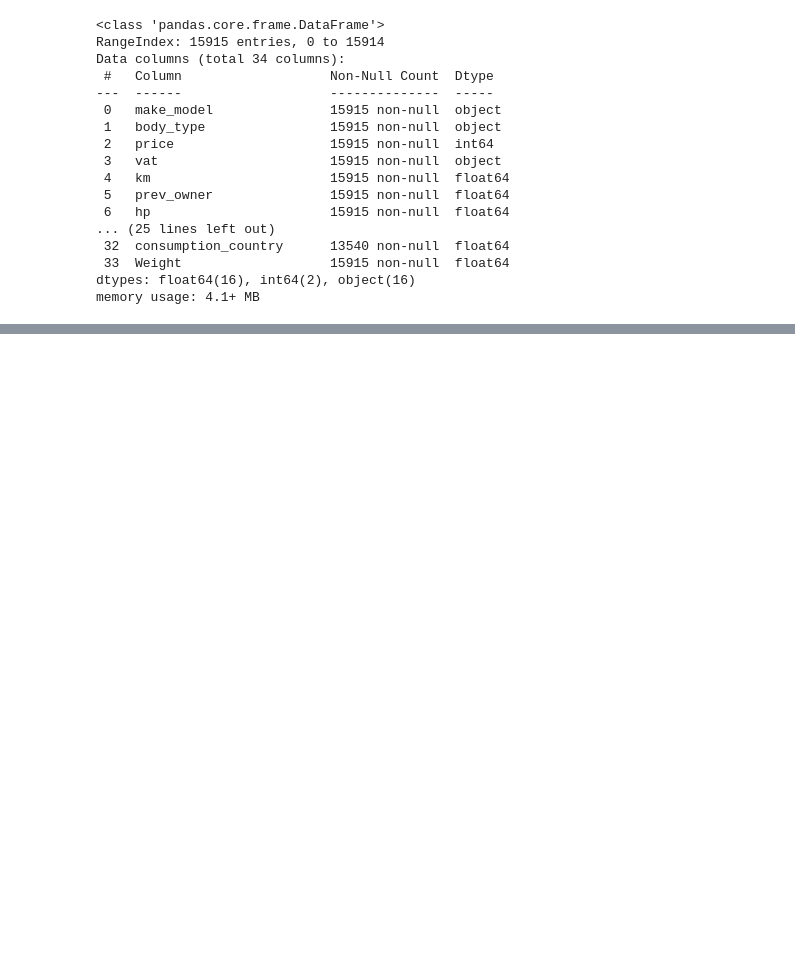
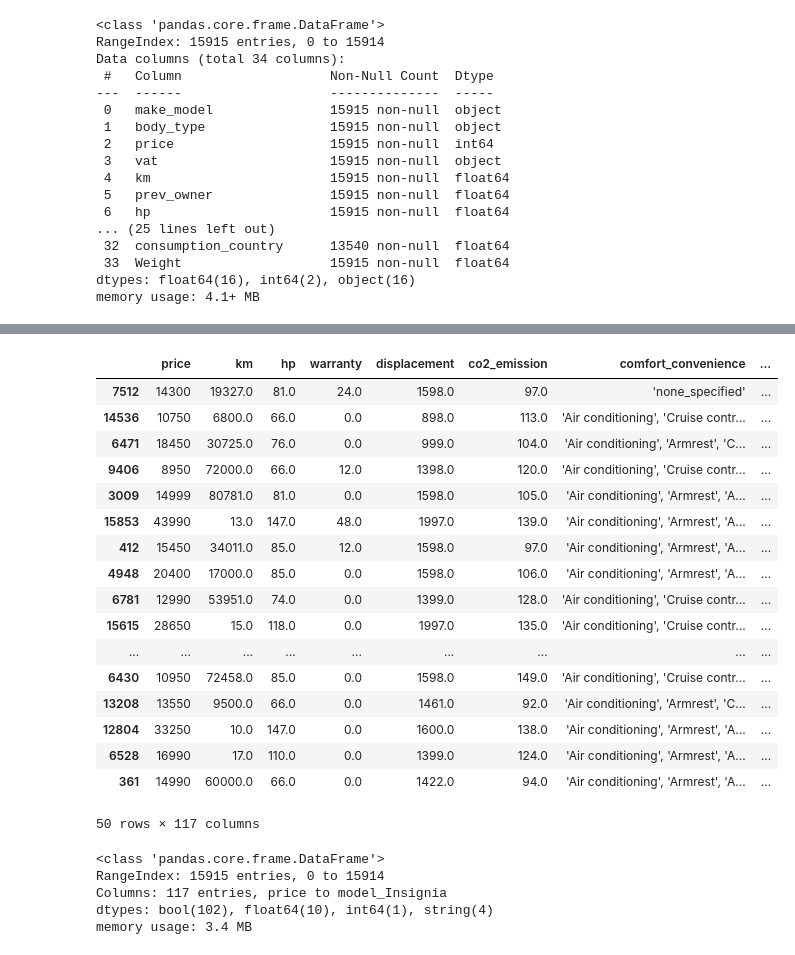
Before and after one commit to yuchild/magnimind_hw, a Jupyter notebook: scout_car_ohe.ipynb, the cells around one changed output, grey strips where cells are left out. Drawn from its saved outputs; the diff is of its cells as text; code cells hidden in the pictures; blank space fills up the shorter version.

```diff
--- a/scout_car_ohe.ipynb
+++ b/scout_car_ohe.ipynb
@@ -31,3 +70,26 @@ memory usage: 4.1+ MB
+# %%
+# Select columns with dtype 'object' and convert them to categorical
+df[df.select_dtypes(include='object').columns] = df.select_dtypes(include='object').apply(lambda x: x.astype('category'))
+
+# convert to categories
+df['prev_owner'] = df['prev_owner'].astype('category')
+df['nr_of_doors'] = df['nr_of_doors'].astype('category')
+df['nr_of_seats'] = df['nr_of_seats'].astype('category')
+df['cylinders'] = df['cylinders'].astype('category')
+df['gears'] = df['gears'].astype('category')
+df['electricity_consumption'] = df['electricity_consumption'].astype('category')
+
+# conver to string
+df['comfort_convenience'] = df['comfort_convenience'].astype('string')
+df['entertainment_media'] = df['entertainment_media'].astype('string')
+df['extras'] = df['extras'].astype('string')
+df['safety_security'] = df['safety_security'].astype('string')
 # %%
-df.warranty.value_counts(dropna=False)
+# get unique categorical values for each column
+unique = df.nunique()
+dtypes = df.dtypes
+col_info = pd.DataFrame({'unique_values': unique,
+                         'dtype': dtypes})
+
+col_info
 # %% [output]
@@ -50,0 +115,3 @@ Name: count, dtype: int64
+# %%
+cat_cols = list(col_info[(col_info.dtype=='category')].index)
+cat_cols
@@ -50,0 +138,30 @@ Name: count, dtype: int64
+# %%
+df_dummies_encoded = pd.get_dummies(df, columns=cat_cols)
+df_dummies_encoded.sample(50)
+# %% [output]
+|  | price | km | hp | warranty | displacement | co2_emission | comfort_convenience | ... |
+| 7512 | 14300 | 19327.0 | 81.0 | 24.0 | 1598.0 | 97.0 | 'none_specified' | ... |
+| 14536 | 10750 | 6800.0 | 66.0 | 0.0 | 898.0 | 113.0 | 'Air conditioning', 'Cruise contr... | ... |
+| 6471 | 18450 | 30725.0 | 76.0 | 0.0 | 999.0 | 104.0 | 'Air conditioning', 'Armrest', 'C... | ... |
+| 9406 | 8950 | 72000.0 | 66.0 | 12.0 | 1398.0 | 120.0 | 'Air conditioning', 'Cruise contr... | ... |
+| 3009 | 14999 | 80781.0 | 81.0 | 0.0 | 1598.0 | 105.0 | 'Air conditioning', 'Armrest', 'A... | ... |
+| 15853 | 43990 | 13.0 | 147.0 | 48.0 | 1997.0 | 139.0 | 'Air conditioning', 'Armrest', 'A... | ... |
+| 412 | 15450 | 34011.0 | 85.0 | 12.0 | 1598.0 | 97.0 | 'Air conditioning', 'Armrest', 'A... | ... |
+| 4948 | 20400 | 17000.0 | 85.0 | 0.0 | 1598.0 | 106.0 | 'Air conditioning', 'Armrest', 'A... | ... |
+| 6781 | 12990 | 53951.0 | 74.0 | 0.0 | 1399.0 | 128.0 | 'Air conditioning', 'Cruise contr... | ... |
+| 15615 | 28650 | 15.0 | 118.0 | 0.0 | 1997.0 | 135.0 | 'Air conditioning', 'Cruise contr... | ... |
+| ... | ... | ... | ... | ... | ... | ... | ... | ... |
+| 6430 | 10950 | 72458.0 | 85.0 | 0.0 | 1598.0 | 149.0 | 'Air conditioning', 'Cruise contr... | ... |
+| 13208 | 13550 | 9500.0 | 66.0 | 0.0 | 1461.0 | 92.0 | 'Air conditioning', 'Armrest', 'C... | ... |
+| 12804 | 33250 | 10.0 | 147.0 | 0.0 | 1600.0 | 138.0 | 'Air conditioning', 'Armrest', 'A... | ... |
+| 6528 | 16990 | 17.0 | 110.0 | 0.0 | 1399.0 | 124.0 | 'Air conditioning', 'Armrest', 'A... | ... |
+| 361 | 14990 | 60000.0 | 66.0 | 0.0 | 1422.0 | 94.0 | 'Air conditioning', 'Armrest', 'A... | ... |
+50 rows × 117 columns
+# %%
+df_dummies_encoded.info()
+# %% [output]
+<class 'pandas.core.frame.DataFrame'>
+RangeIndex: 15915 entries, 0 to 15914
+Columns: 117 entries, price to model_Insignia
+dtypes: bool(102), float64(10), int64(1), string(4)
+memory usage: 3.4 MB
```
Also changed, not shown: parts of 9 cells of this notebook.
